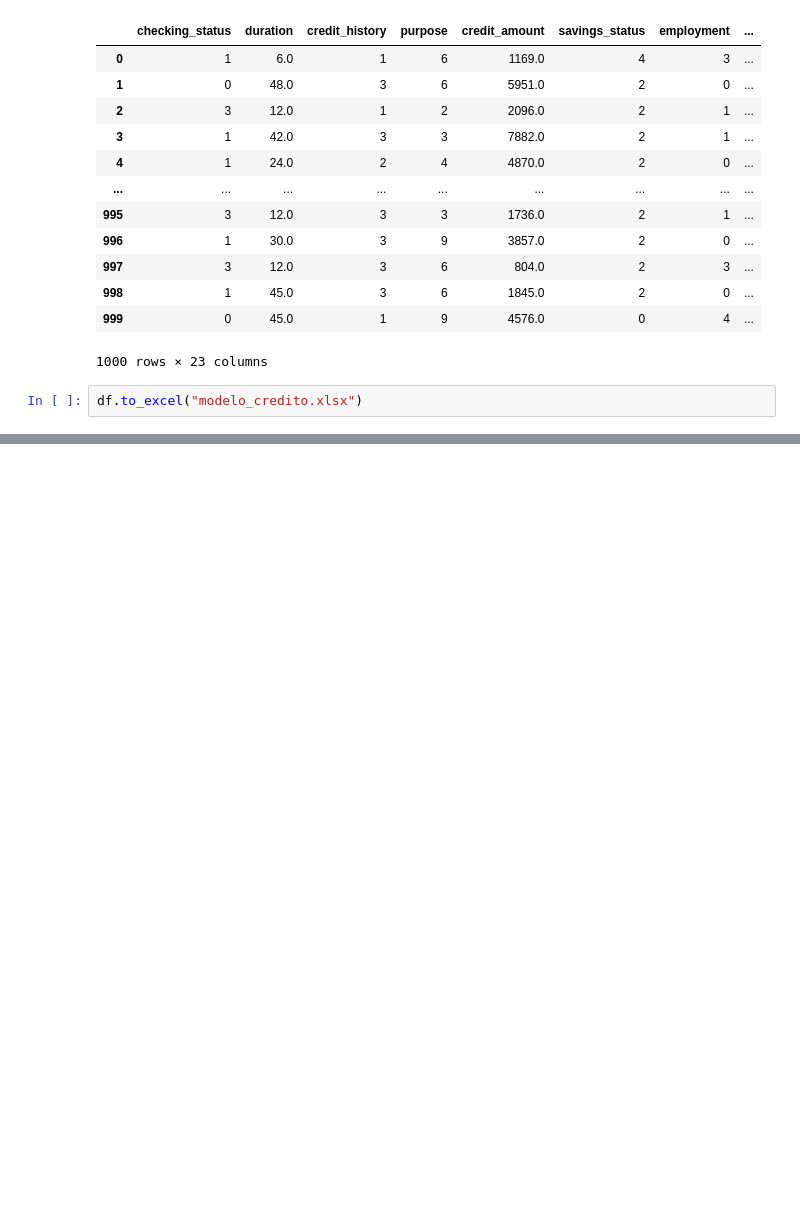
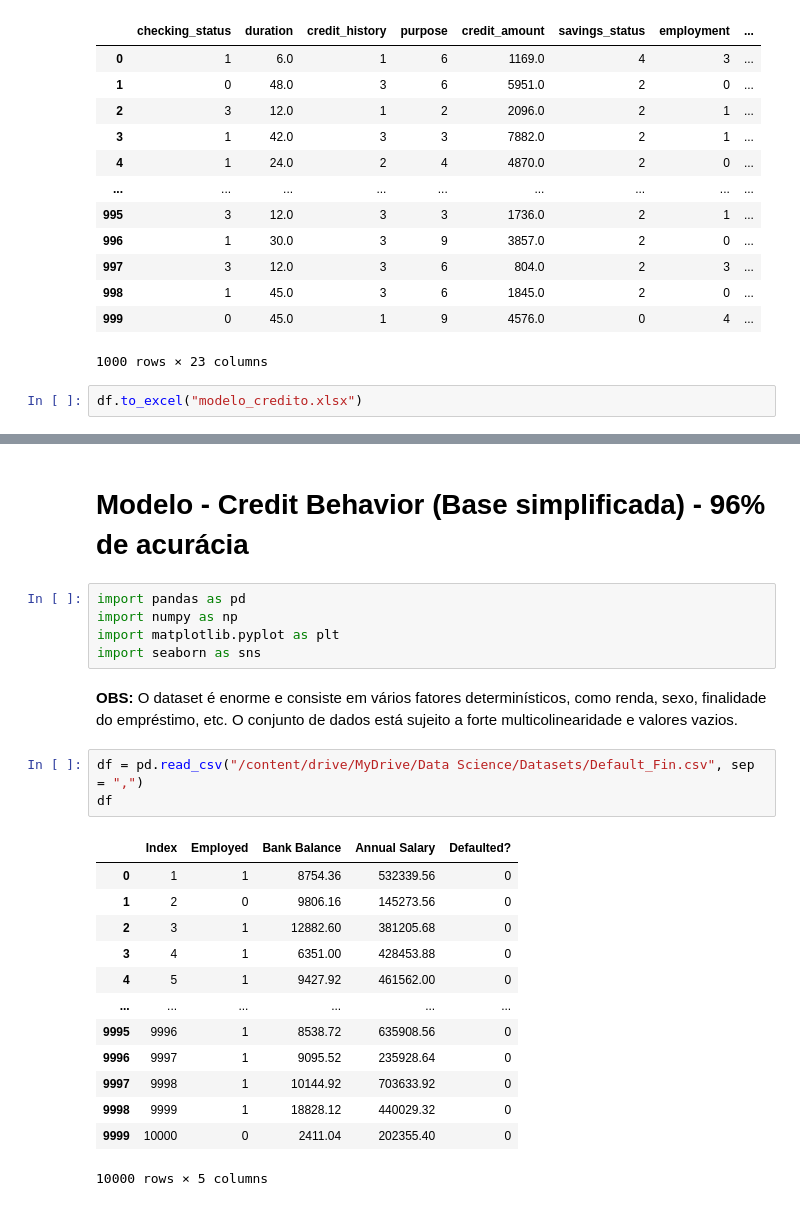
Before and after one commit to gabrielsantosds/credit_risk_test_1, a Jupyter notebook: Modelagem_de_Crédito.ipynb, the cells around one changed output, grey strips where cells are left out. Drawn from its saved outputs; the diff is of its cells as text; blank space fills up the shorter version.

```diff
--- a/Modelagem_de_Crédito.ipynb
+++ b/Modelagem_de_Crédito.ipynb
@@ -272,0 +391,26 @@ df.to_excel("modelo_credito.xlsx")
+# %% [markdown]
+# **Modelo -** Credit Behavior (Base simplificada) - 96% de acurácia
+# %%
+import pandas as pd
+import numpy as np
+import matplotlib.pyplot as plt
+import seaborn as sns
+# %% [markdown]
+**OBS:** O dataset é enorme e consiste em vários fatores determinísticos, como renda, sexo, finalidade do empréstimo, etc. O conjunto de dados está sujeito a forte multicolinearidade e valores vazios.
+# %%
+df = pd.read_csv("/content/drive/MyDrive/Data Science/Datasets/Default_Fin.csv", sep = ",")
+df
+# %% [output]
+|  | Index | Employed | Bank Balance | Annual Salary | Defaulted? |
+| 0 | 1 | 1 | 8754.36 | 532339.56 | 0 |
+| 1 | 2 | 0 | 9806.16 | 145273.56 | 0 |
+| 2 | 3 | 1 | 12882.60 | 381205.68 | 0 |
+| 3 | 4 | 1 | 6351.00 | 428453.88 | 0 |
+| 4 | 5 | 1 | 9427.92 | 461562.00 | 0 |
+| ... | ... | ... | ... | ... | ... |
+| 9995 | 9996 | 1 | 8538.72 | 635908.56 | 0 |
+| 9996 | 9997 | 1 | 9095.52 | 235928.64 | 0 |
+| 9997 | 9998 | 1 | 10144.92 | 703633.92 | 0 |
+| 9998 | 9999 | 1 | 18828.12 | 440029.32 | 0 |
+| 9999 | 10000 | 0 | 2411.04 | 202355.40 | 0 |
+10000 rows × 5 columns
```
Also changed, not shown: parts of 22 cells of this notebook.
